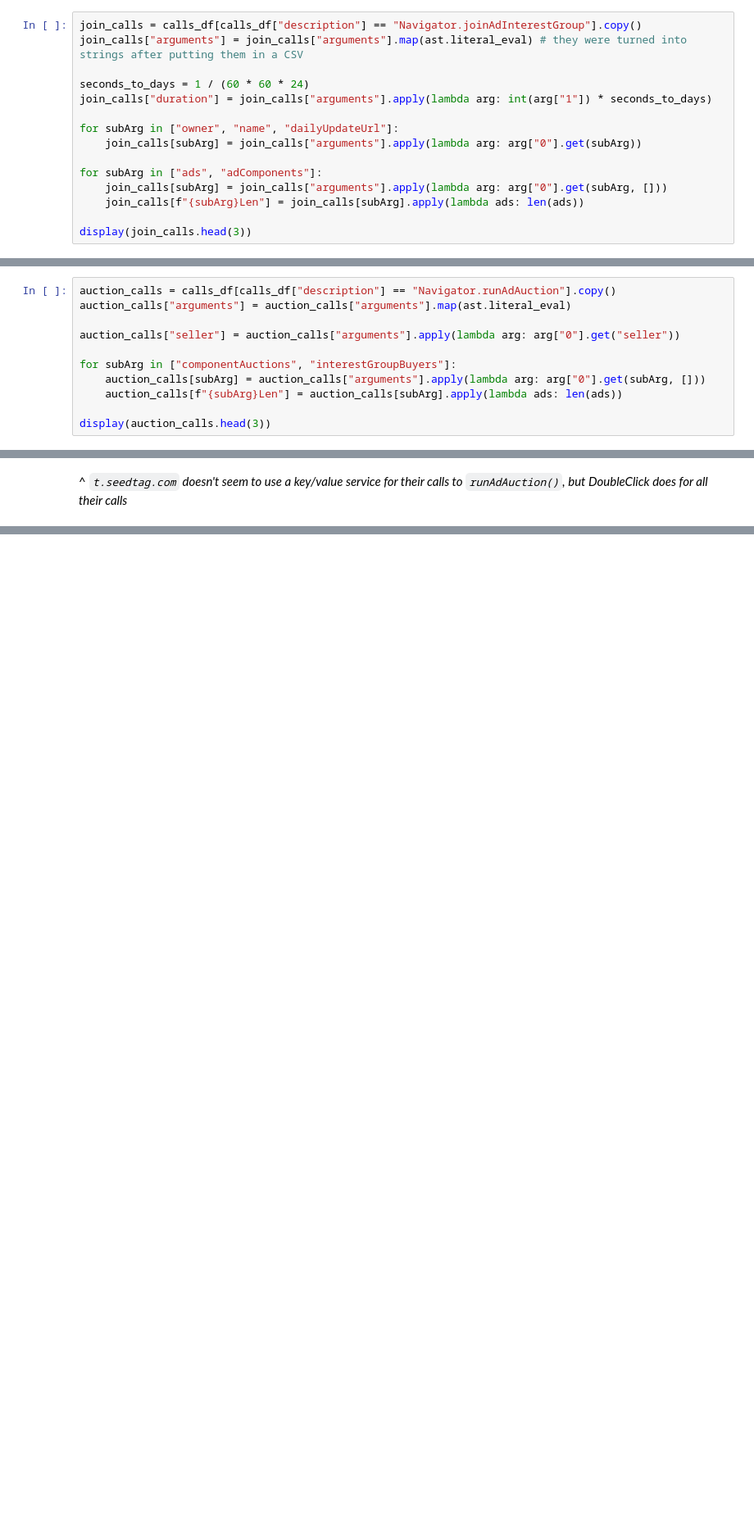
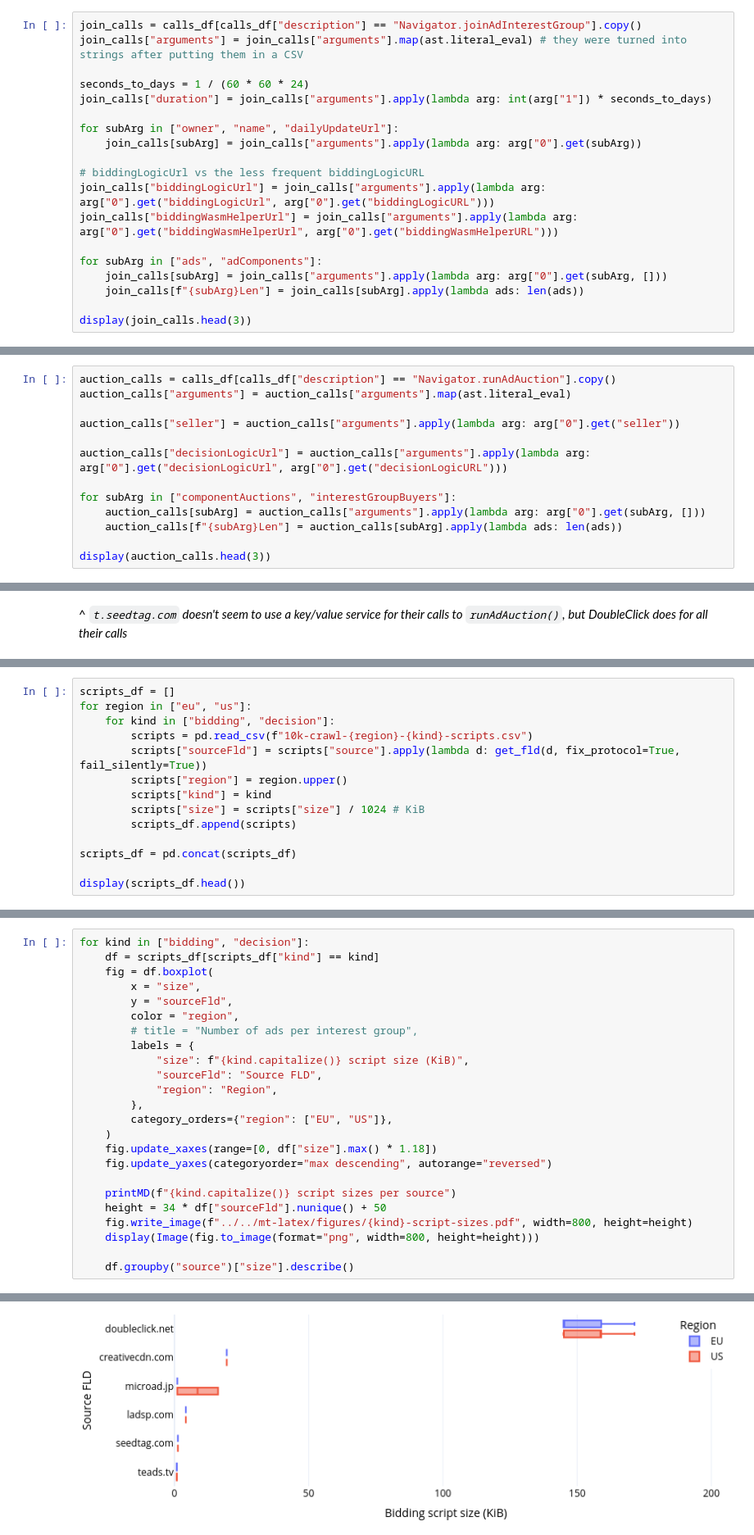
Before and after one commit to MichielP1807/tracker-radar-collector, a Jupyter notebook: post-processing/analysis.ipynb, the cells around one changed output, grey strips where cells are left out. Shown: that part at 82% size. Saved outputs shown, nothing was run; the diff lists cells and outputs as text; blank space fills up the shorter version.

Commit message:
Analyze bidding/decision logic scripts

```diff
--- a/post-processing/analysis.ipynb
+++ b/post-processing/analysis.ipynb
@@ -633,6 +633,10 @@ join_calls["duration"] = join_calls["arguments"].apply(lambda arg: int(arg["1"])
 for subArg in ["owner", "name", "dailyUpdateUrl"]:
     join_calls[subArg] = join_calls["arguments"].apply(lambda arg: arg["0"].get(subArg))
 
+# biddingLogicUrl vs the less frequent biddingLogicURL
+join_calls["biddingLogicUrl"] = join_calls["arguments"].apply(lambda arg: arg["0"].get("biddingLogicUrl", arg["0"].get("biddingLogicURL")))
+join_calls["biddingWasmHelperUrl"] = join_calls["arguments"].apply(lambda arg: arg["0"].get("biddingWasmHelperUrl", arg["0"].get("biddingWasmHelperURL")))
+
 for subArg in ["ads", "adComponents"]:
     join_calls[subArg] = join_calls["arguments"].apply(lambda arg: arg["0"].get(subArg, []))
     join_calls[f"{subArg}Len"] = join_calls[subArg].apply(lambda ads: len(ads))
@@ -1043,6 +1076,8 @@ auction_calls["arguments"] = auction_calls["arguments"].map(ast.literal_eval)
 
 auction_calls["seller"] = auction_calls["arguments"].apply(lambda arg: arg["0"].get("seller"))
 
+auction_calls["decisionLogicUrl"] = auction_calls["arguments"].apply(lambda arg: arg["0"].get("decisionLogicUrl", arg["0"].get("decisionLogicURL")))
+
 for subArg in ["componentAuctions", "interestGroupBuyers"]:
     auction_calls[subArg] = auction_calls["arguments"].apply(lambda arg: arg["0"].get(subArg, []))
     auction_calls[f"{subArg}Len"] = auction_calls[subArg].apply(lambda ads: len(ads))
@@ -1234,0 +1346,14 @@ auction_calls.groupby(["region", "seller"]).count()
+# %%
+scripts_df = []
+for region in ["eu", "us"]:
+    for kind in ["bidding", "decision"]:
+        scripts = pd.read_csv(f"10k-crawl-{region}-{kind}-scripts.csv")
+        scripts["sourceFld"] = scripts["source"].apply(lambda d: get_fld(d, fix_protocol=True, fail_silently=True))
+        scripts["region"] = region.upper()
+        scripts["kind"] = kind
+        scripts["size"] = scripts["size"] / 1024 # KiB
+        scripts_df.append(scripts)
+
+scripts_df = pd.concat(scripts_df)
+
+display(scripts_df.head())
@@ -1234,0 +1406,25 @@ auction_calls.groupby(["region", "seller"]).count()
+# %%
+for kind in ["bidding", "decision"]:
+    df = scripts_df[scripts_df["kind"] == kind]
+    fig = df.boxplot(
+        x = "size",
+        y = "sourceFld",
+        color = "region",
+        # title = "Number of ads per interest group",
+        labels = {
+            "size": f"{kind.capitalize()} script size (KiB)",
+            "sourceFld": "Source FLD",
+            "region": "Region",
+        },
+        category_orders={"region": ["EU", "US"]},
+    )
+    fig.update_xaxes(range=[0, df["size"].max() * 1.18])
+    fig.update_yaxes(categoryorder="max descending", autorange="reversed")
+
+    printMD(f"{kind.capitalize()} script sizes per source")
+    height = 34 * df["sourceFld"].nunique() + 50
+    fig.write_image(f"../../mt-latex/figures/{kind}-script-sizes.pdf", width=800, height=height)
+    display(Image(fig.to_image(format="png", width=800, height=height)))
+
+    df.groupby("source")["size"].describe()
+# %% [output]
@@ -1234,0 +1432 @@ auction_calls.groupby(["region", "seller"]).count()
+[figure, added]
```
Also changed, not shown: parts of 26 cells of this notebook, 4 other files.
